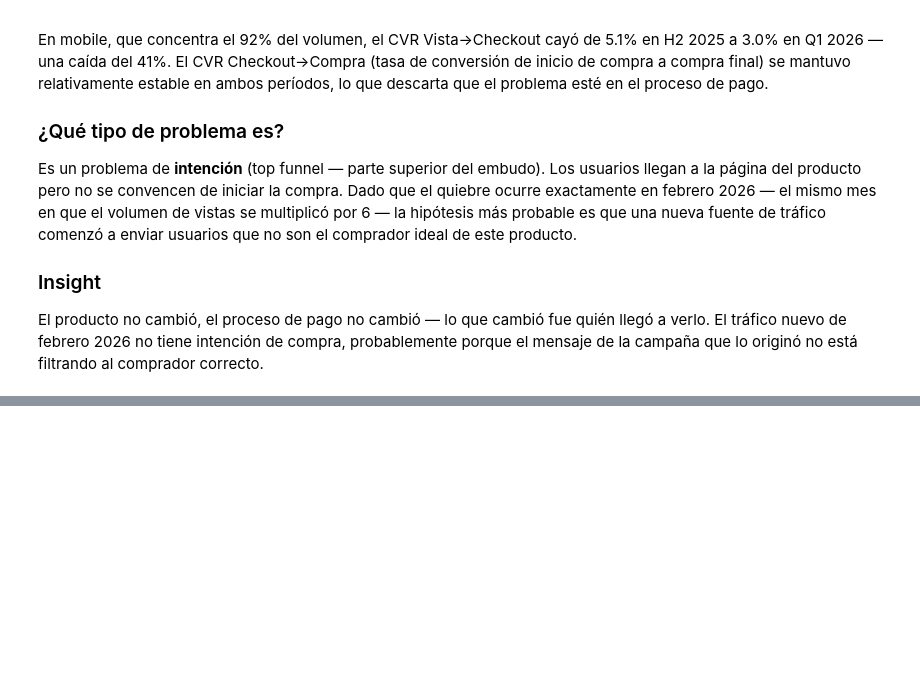
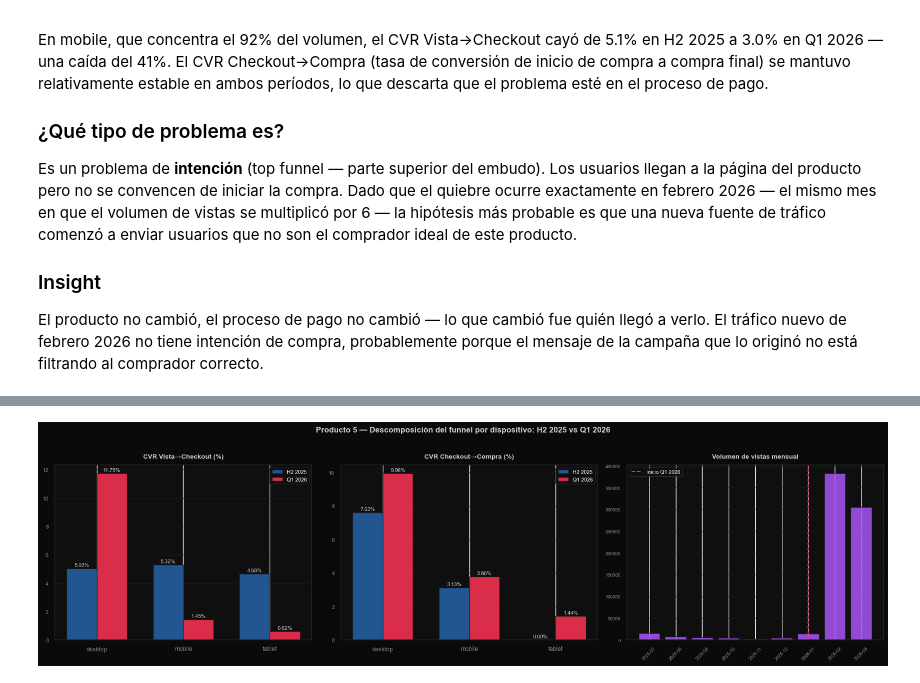
Before and after one commit to serch1312/Caso_Rebe, a Jupyter notebook: Script/caso_rebe.ipynb, the cells around one changed output, grey strips where cells are left out. Saved outputs shown, nothing was run; the diff lists cells and outputs as text; code cells hidden in the pictures; blank space fills up the shorter version.

```diff
--- a/Script/caso_rebe.ipynb
+++ b/Script/caso_rebe.ipynb
@@ -566,0 +678,98 @@ no está filtrando al comprador correcto.
+# %%
+# ── DIAGNÓSTICO PRODUCTO 5 ────────────────────────────────────────────────────
+
+# Producto 5 tiene la señal más llamativa del dataset: el volumen de vistas
+# pasó de 14,000 en enero 2026 a 383,000 en febrero — un incremento de 27 veces
+# en un solo mes. Descomponemos el funnel para entender si el problema está
+# en la intención o en la fricción, y si es homogéneo entre dispositivos.
+
+p5_h2 = h2_2025[h2_2025['Item name'] == 'Producto 5']
+p5_q1 = q1_2026[q1_2026['Item name'] == 'Producto 5']
+
+diag_h2_p5 = diagnostico_funnel(p5_h2, 'H2 2025')
+diag_q1_p5 = diagnostico_funnel(p5_q1, 'Q1 2026')
+
+# ── TABLA COMPARATIVA ─────────────────────────────────────────────────────────
+
+comparativa_p5 = pd.concat([diag_h2_p5, diag_q1_p5]).reset_index()
+
+display(comparativa_p5.style
+    .format({
+        'Vistas':                   '{:,.0f}',
+        'Checkouts':                '{:,.0f}',
+        'Compras':                  '{:,.0f}',
+        'CVR Vista→Checkout (%)':  '{:.2f}%',
+        'CVR Checkout→Compra (%)': '{:.2f}%',
+        'CVR Total (%)':           '{:.4f}%'
+    })
+    .set_caption('Producto 5 — Descomposición del funnel por dispositivo: H2 2025 vs Q1 2026')
+)
+
+# ── GRÁFICA ───────────────────────────────────────────────────────────────────
+
+# En Producto 5 agregamos una segunda gráfica de volumen de vistas por mes
+# para hacer visible el spike (pico) de tráfico de febrero 2026 que es
+# central para el diagnóstico. Sin este contexto de volumen, la caída
+# del CVR podría interpretarse como un problema de página cuando en realidad
+# es un problema de calidad de tráfico.
+
+fig, axes = plt.subplots(1, 3, figsize=(18, 5))
+fig.patch.set_facecolor('#0a0a0a')
+
+# Gráficas de funnel por etapa
+for j, metrica in enumerate(metricas):
+    ax = axes[j]
+    ax.set_facecolor('#0f0f0f')
+
+    x = np.arange(len(dispositivos))
+    ancho = 0.35
+
+    for k, (periodo, data) in enumerate([('H2 2025', diag_h2_p5), ('Q1 2026', diag_q1_p5)]):
+        valores = [data.loc[d, metrica] if d in data.index else 0 for d in dispositivos]
+        bars = ax.bar(x + k * ancho, valores, ancho,
+                      label=periodo, color=colores_periodo[periodo],
+                      alpha=0.85, edgecolor='#1a1a1a')
+
+        for bar, val in zip(bars, valores):
+            ax.text(bar.get_x() + bar.get_width() / 2, bar.get_height() + 0.05,
+                    f'{val:.2f}%', ha='center', va='bottom',
+                    fontsize=8, color='#cccccc')
+
+    ax.set_title(metrica, fontsize=10, fontweight='bold', color='#cccccc', pad=10)
+    ax.set_xticks(x + ancho / 2)
+    ax.set_xticklabels(dispositivos, color='#888888', fontsize=9)
+    ax.tick_params(axis='y', colors='#888888', labelsize=8)
+    ax.legend(fontsize=8, labelcolor='white',
+              facecolor='#0f0f0f', edgecolor='#333333')
+    ax.grid(axis='y', color='#1a1a1a', linewidth=0.8)
+
+    for spine in ax.spines.values():
+        spine.set_edgecolor('#222222')
+
+# Tercera gráfica: evolución mensual de vistas para mostrar el spike de tráfico
+ax = axes[2]
+ax.set_facecolor('#0f0f0f')
+
+p5_mensual = temporal[temporal['Item name'] == 'Producto 5']
+ax.bar(p5_mensual['YearMonth'], p5_mensual['Vistas'],
+       color='#a855f7', alpha=0.85, edgecolor='#1a1a1a')
+
+ax.axvline(x='2026-01', color='#ff3355', linestyle='--',
+           linewidth=1.5, label='Inicio Q1 2026')
+
+ax.set_title('Volumen de vistas mensual', fontsize=10,
+             fontweight='bold', color='#cccccc', pad=10)
+ax.tick_params(axis='x', rotation=45, labelsize=7, colors='#888888')
+ax.tick_params(axis='y', labelsize=7, colors='#888888')
+ax.legend(fontsize=8, labelcolor='white',
+          facecolor='#0f0f0f', edgecolor='#333333')
+ax.grid(axis='y', color='#1a1a1a', linewidth=0.8)
+
+for spine in ax.spines.values():
+    spine.set_edgecolor('#222222')
+
+plt.suptitle('Producto 5 — Descomposición del funnel por dispositivo: H2 2025 vs Q1 2026',
+             fontsize=12, fontweight='bold', color='#cccccc', y=1.02)
+plt.tight_layout()
+plt.show()
+# %% [output]
@@ -566,0 +786 @@ no está filtrando al comprador correcto.
+[figure, added]
```
Also changed, not shown: parts of 5 cells of this notebook.
